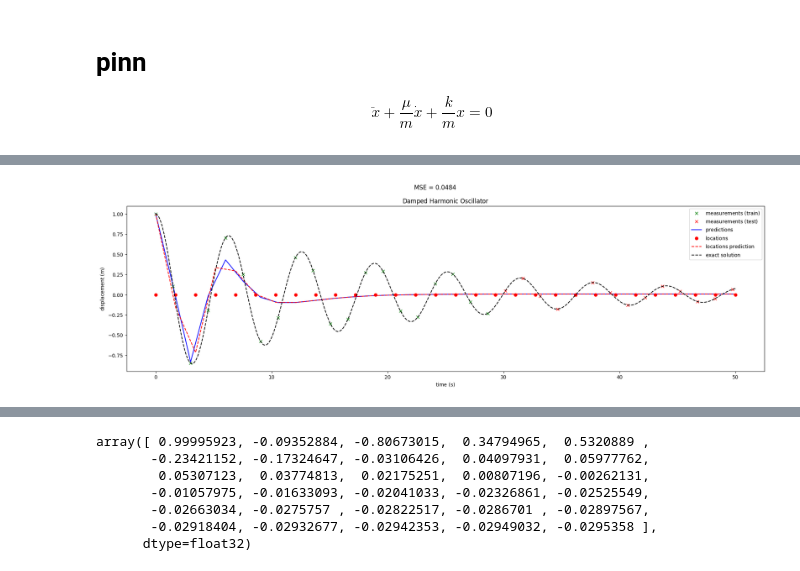
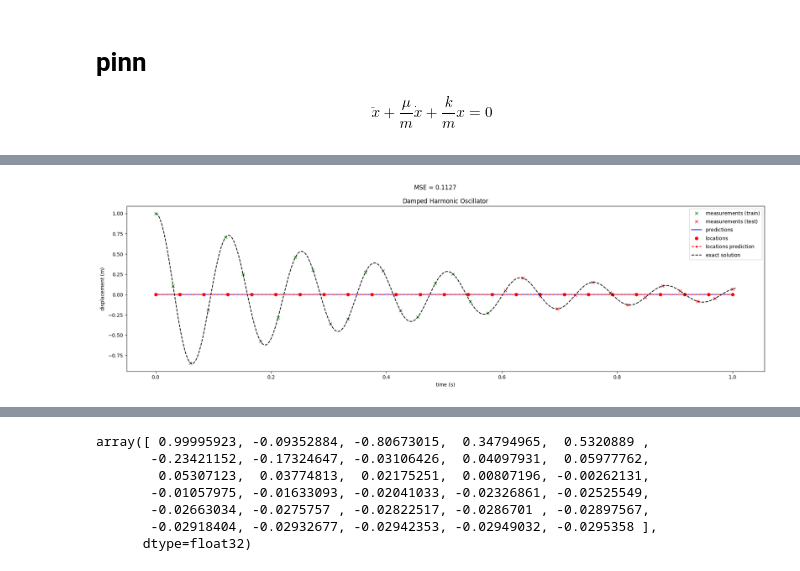
Before and after one commit to thiagodsd/ppgcc-deep-learning-pinn, a Jupyter notebook: notebooks/dho_without_param_learning.ipynb, the cells around one changed output, grey strips where cells are left out. Saved outputs shown, nothing was run; the diff lists cells and outputs as text; code cells hidden in the pictures.

```diff
--- a/notebooks/dho_without_param_learning.ipynb
+++ b/notebooks/dho_without_param_learning.ipynb
@@ -547,3 +532,10 @@ plt.savefig("../data/08_reporting/figures/oscilador_harmonico_predictions_tuning
 # pinn
 
 $$ \ddot{x} + \frac{\mu}{m} \dot{x} + \frac{k}{m} x = 0 $$
+# %%
+X = pd.read_csv("../data/01_raw/damped-harmonic-oscillator/extrapolation/train.csv").query("time <= 50")
+
+min_max_scaler = MinMaxScaler()
+X["time"] = min_max_scaler.fit_transform(X["time"].values.reshape(-1, 1))
+
+display(X)
@@ -643,9 +670,12 @@ epoch [15000/15000] loss: 0.0805 physics loss: 0.0053
 # %%
-X["y_hat"] = model(torch.tensor(X["time"].values).float().unsqueeze(1).to(device)).cpu().detach().numpy()
+model.eval()
+
+with torch.no_grad():
+    X["y_hat"] = model(torch.tensor(X["time"].values).float().unsqueeze(1).to(device)).cpu().detach().numpy()
 
 fig, (ax1) = plt.subplots(ncols=1, nrows=1, figsize=(23, 6))
 
-X.query("time <= 30").plot(
+X.query("time <= 0.6").plot(
     x="time",
     y="displacement",
     ax=ax1,
@@ -653,7 +683,7 @@ X.query("time <= 30").plot(
     label=r"$\text{measurements (train)}$"
 )
 
-X.query("time > 30 and time <= 50").plot(
+X.query("time > 0.6 and time <= 1").plot(
     x="time",
     y="displacement",
     ax=ax1,
@@ -670,46 +700,46 @@ X.plot(
 )
 
 ax1.plot(
-    _locations.cpu().detach().numpy().reshape(-1),
+    _locations.cpu().detach().numpy().reshape(-1, 1),
     model(_locations).cpu().detach().numpy().reshape(-1)*0,
     c="r", linestyle="none", marker="o",
     label=r"$\text{locations}$"
 )
 
 ax1.plot(
-    _locations.cpu().detach().numpy().reshape(-1),
+    _locations.cpu().detach().numpy().reshape(-1, 1),
     model(_locations).cpu().detach().numpy().reshape(-1),
-    c="r", linestyle="--",
+    c="r", linestyle="--", marker=".",
     label=r"$\text{locations prediction}$"
 )
 
 # plot theoretical curve
 m = 1
 k = 1
 mu = 0.1
 x_0 = 1
 v_0 = 0
 
 omega_0 = np.sqrt(k/m)
 delta = mu/(2*m)
 omega = np.sqrt(omega_0**2 - delta**2)
 
 t = np.linspace(0, 50, 1000)
 x = np.exp(-delta*t)*(x_0*np.cos(omega*t) + (v_0 + delta*x_0)/omega*np.sin(omega*t))
 ax1.plot(
-    t,
+    min_max_scaler.transform(t.reshape(-1, 1)),
     x,
     c="k", linestyle="--",
     label=r"$\text{exact solution}$"
 )
 
 ax1.set_xlabel(r"$\mathrm{time}$ $\mathrm{(s)}$")
 ax1.set_ylabel(r"$\mathrm{displacement}$ $\mathrm{(m)}$")
 ax1.set_title(r"$\mathrm{Damped}$ $\mathrm{Harmonic}$ $\mathrm{Oscillator}$")
 
 plt.suptitle(f"MSE = {round(mean_squared_error(X['displacement'], X['y_hat']), 4)}")
 ax1.legend()
 
 plt.savefig("../data/08_reporting/figures/oscilador_harmonico_predictions_pinn.png", dpi=300, bbox_inches="tight") ;
 # %% [output]
-[figure, old version]
+[figure, new version]
```
Also changed, not shown: parts of 15 cells of this notebook, 9 other files.
